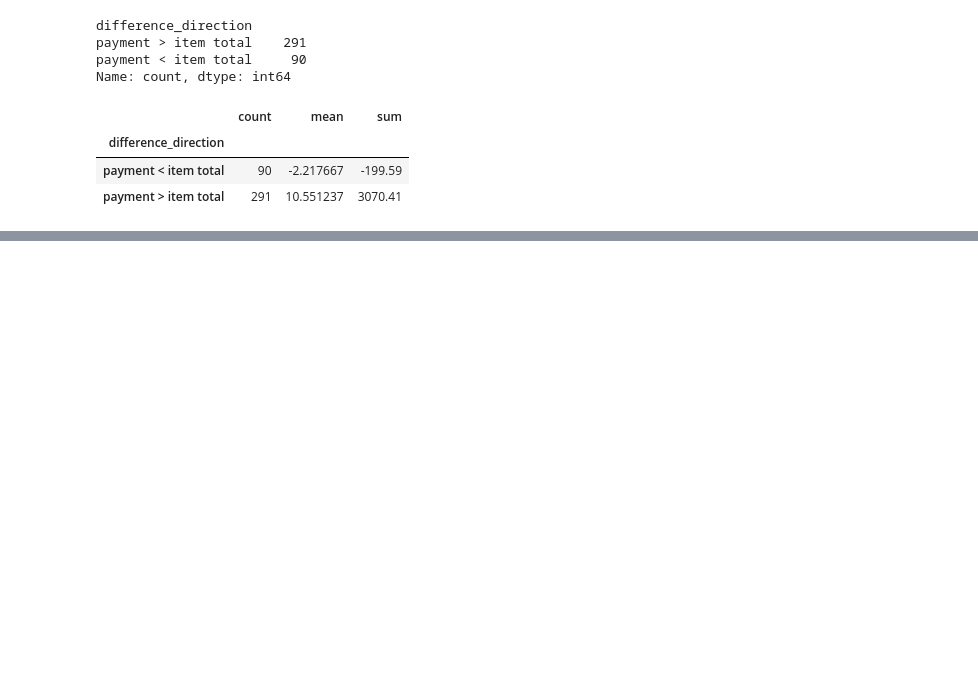
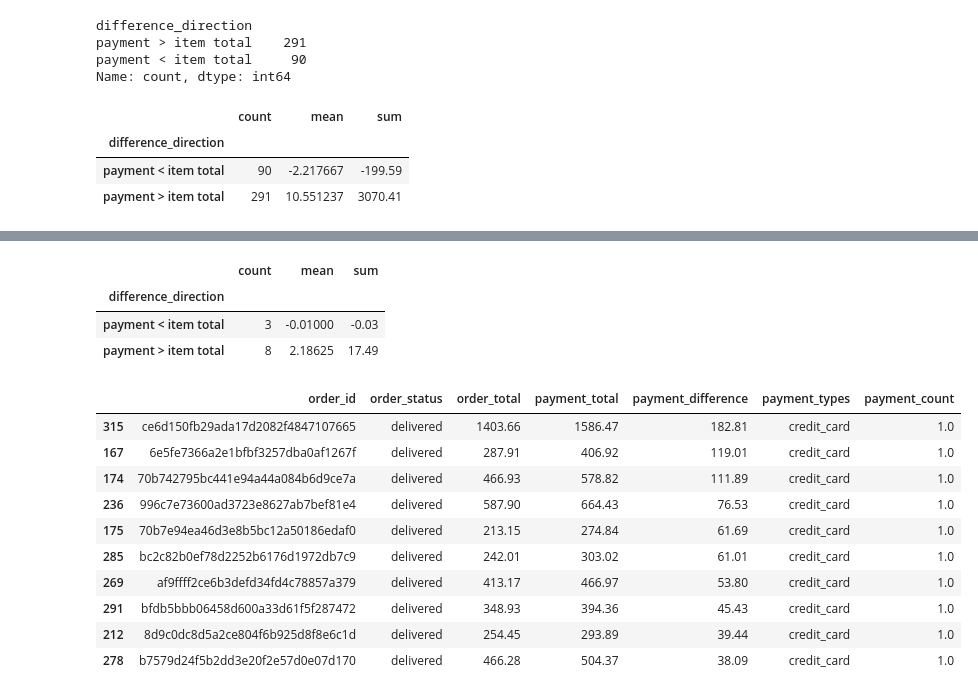
Before and after one commit to rohanshettym1-cmd/e-commerce-Intelligence-System, a Jupyter notebook: notebook/01_data_profiling.ipynb, the cells around one changed output, grey strips where cells are left out. Saved outputs shown, nothing was run; the diff lists cells and outputs as text; code cells hidden in the pictures; blank space fills up the shorter version.

```diff
--- a/notebook/01_data_profiling.ipynb
+++ b/notebook/01_data_profiling.ipynb
@@ -1906,0 +2116,53 @@ genuine_mismatches.groupby(
+# %%
+voucher_mismatch_summary = (
+    genuine_mismatches_detailed[
+        genuine_mismatches_detailed["payment_types"].str.contains(
+            "voucher",
+            na=False
+        )
+    ]
+    .groupby("difference_direction")["payment_difference"]
+    .agg(["count", "mean", "sum"])
+)
+
+voucher_mismatch_summary
+# %% [output]
+|  | count | mean | sum |
+| difference_direction |  |  |  |
+| payment < item total | 3 | -0.01000 | -0.03 |
+| payment > item total | 8 | 2.18625 | 17.49 |
+# %%
+top_positive = (
+    genuine_mismatches_detailed[
+        genuine_mismatches_detailed["payment_difference"] > 0
+    ]
+    .sort_values(
+        "payment_difference",
+        ascending=False
+    )
+    .head(10)
+)
+
+top_positive[
+    [
+        "order_id",
+        "order_status",
+        "order_total",
+        "payment_total",
+        "payment_difference",
+        "payment_types",
+        "payment_count"
+    ]
+]
+# %% [output]
+|  | order_id | order_status | order_total | payment_total | payment_difference | payment_types | payment_count |
+| 315 | ce6d150fb29ada17d2082f4847107665 | delivered | 1403.66 | 1586.47 | 182.81 | credit_card | 1.0 |
+| 167 | 6e5fe7366a2e1bfbf3257dba0af1267f | delivered | 287.91 | 406.92 | 119.01 | credit_card | 1.0 |
+| 174 | 70b742795bc441e94a44a084b6d9ce7a | delivered | 466.93 | 578.82 | 111.89 | credit_card | 1.0 |
+| 236 | 996c7e73600ad3723e8627ab7bef81e4 | delivered | 587.90 | 664.43 | 76.53 | credit_card | 1.0 |
+| 175 | 70b7e94ea46d3e8b5bc12a50186edaf0 | delivered | 213.15 | 274.84 | 61.69 | credit_card | 1.0 |
+| 285 | bc2c82b0ef78d2252b6176d1972db7c9 | delivered | 242.01 | 303.02 | 61.01 | credit_card | 1.0 |
+| 269 | af9ffff2ce6b3defd34fd4c78857a379 | delivered | 413.17 | 466.97 | 53.80 | credit_card | 1.0 |
+| 291 | bfdb5bbb06458d600a33d61f5f287472 | delivered | 348.93 | 394.36 | 45.43 | credit_card | 1.0 |
+| 212 | 8d9c0dc8d5a2ce804f6b925d8f8e6c1d | delivered | 254.45 | 293.89 | 39.44 | credit_card | 1.0 |
+| 278 | b7579d24f5b2dd3e20f2e57d0e07d170 | delivered | 466.28 | 504.37 | 38.09 | credit_card | 1.0 |
```
Also changed, not shown: parts of 36 cells of this notebook.
